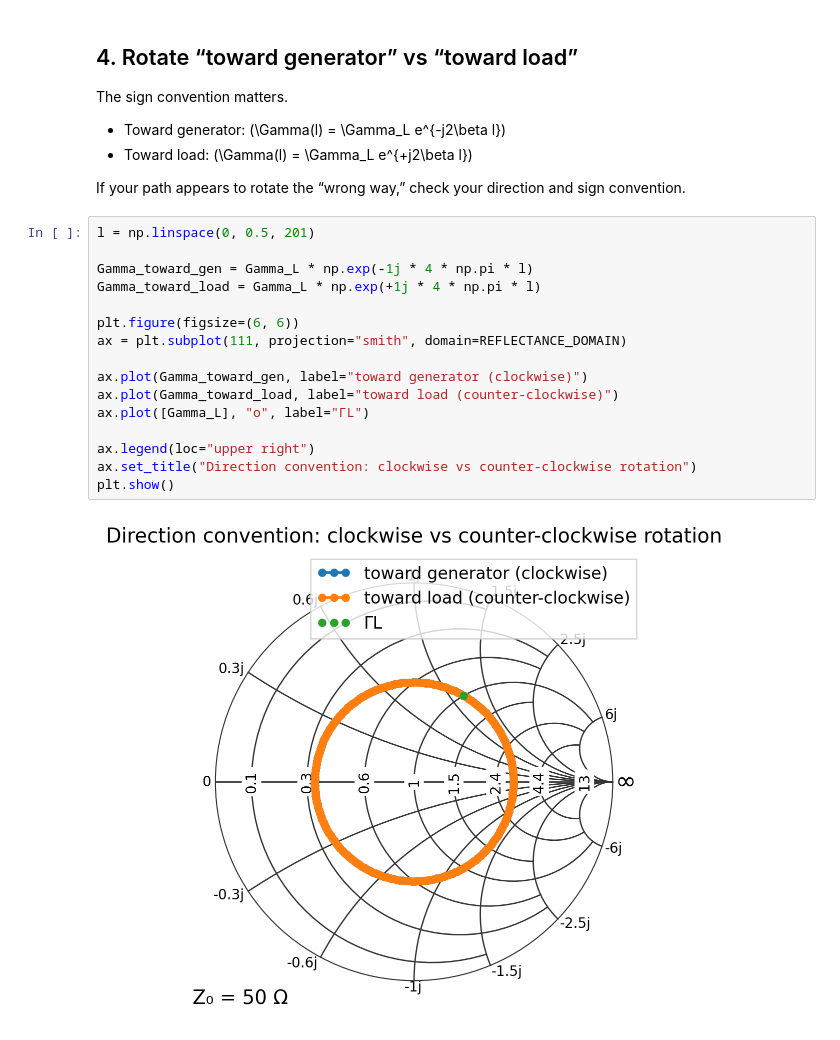
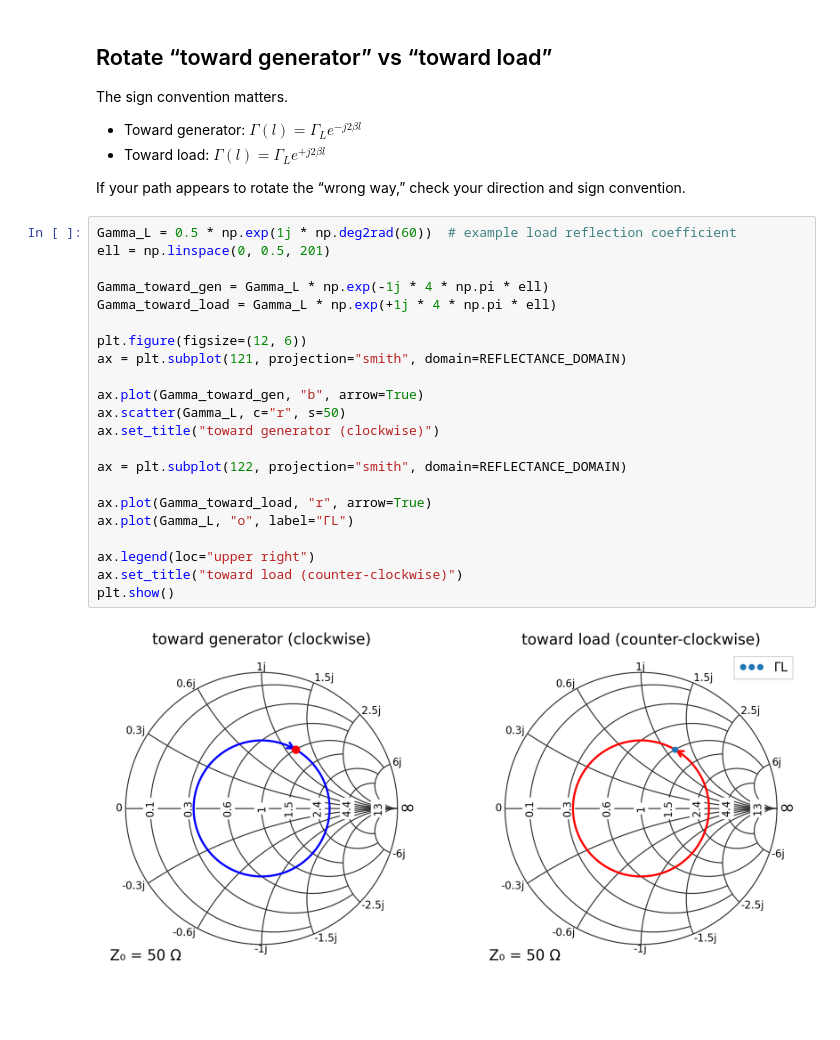
Before and after one commit to scottprahl/pysmithchart, a Jupyter notebook: docs/05_transmission_lines.ipynb, the cells around one changed output. Saved outputs shown, nothing was run; the diff lists cells and outputs as text; blank space fills up the shorter version.

Commit message:
improve graphs

```diff
--- a/docs/05_transmission_lines.ipynb
+++ b/docs/05_transmission_lines.ipynb
@@ -130,28 +136,34 @@ plt.show()
 # %% [markdown]
-## 4. Rotate “toward generator” vs “toward load”
+## Rotate “toward generator” vs “toward load”
 
 The sign convention matters.
 
-- Toward generator: \(\Gamma(l) = \Gamma_L e^{-j2\beta l}\)
-- Toward load: \(\Gamma(l) = \Gamma_L e^{+j2\beta l}\)
+- Toward generator: $\Gamma(l) = \Gamma_L e^{-j2\beta l}$
+- Toward load: $\Gamma(l) = \Gamma_L e^{+j2\beta l}$
 
 If your path appears to rotate the “wrong way,” check your direction and sign convention.
 # %%
-l = np.linspace(0, 0.5, 201)
+Gamma_L = 0.5 * np.exp(1j * np.deg2rad(60))  # example load reflection coefficient
+ell = np.linspace(0, 0.5, 201)
 
-Gamma_toward_gen = Gamma_L * np.exp(-1j * 4 * np.pi * l)
-Gamma_toward_load = Gamma_L * np.exp(+1j * 4 * np.pi * l)
+Gamma_toward_gen = Gamma_L * np.exp(-1j * 4 * np.pi * ell)
+Gamma_toward_load = Gamma_L * np.exp(+1j * 4 * np.pi * ell)
 
-plt.figure(figsize=(6, 6))
-ax = plt.subplot(111, projection="smith", domain=REFLECTANCE_DOMAIN)
+plt.figure(figsize=(12, 6))
+ax = plt.subplot(121, projection="smith", domain=REFLECTANCE_DOMAIN)
 
-ax.plot(Gamma_toward_gen, label="toward generator (clockwise)")
-ax.plot(Gamma_toward_load, label="toward load (counter-clockwise)")
-ax.plot([Gamma_L], "o", label="ΓL")
+ax.plot(Gamma_toward_gen, "b", arrow=True)
+ax.scatter(Gamma_L, c="r", s=50)
+ax.set_title("toward generator (clockwise)")
+
+ax = plt.subplot(122, projection="smith", domain=REFLECTANCE_DOMAIN)
+
+ax.plot(Gamma_toward_load, "r", arrow=True)
+ax.plot(Gamma_L, "o", label="ΓL")
 
 ax.legend(loc="upper right")
-ax.set_title("Direction convention: clockwise vs counter-clockwise rotation")
+ax.set_title("toward load (counter-clockwise)")
 plt.show()
 # %% [output]
-[figure, old version]
+[figure, new version]
 # %% [markdown]
```
Also changed, not shown: parts of 14 cells of this notebook, 1 other file.
